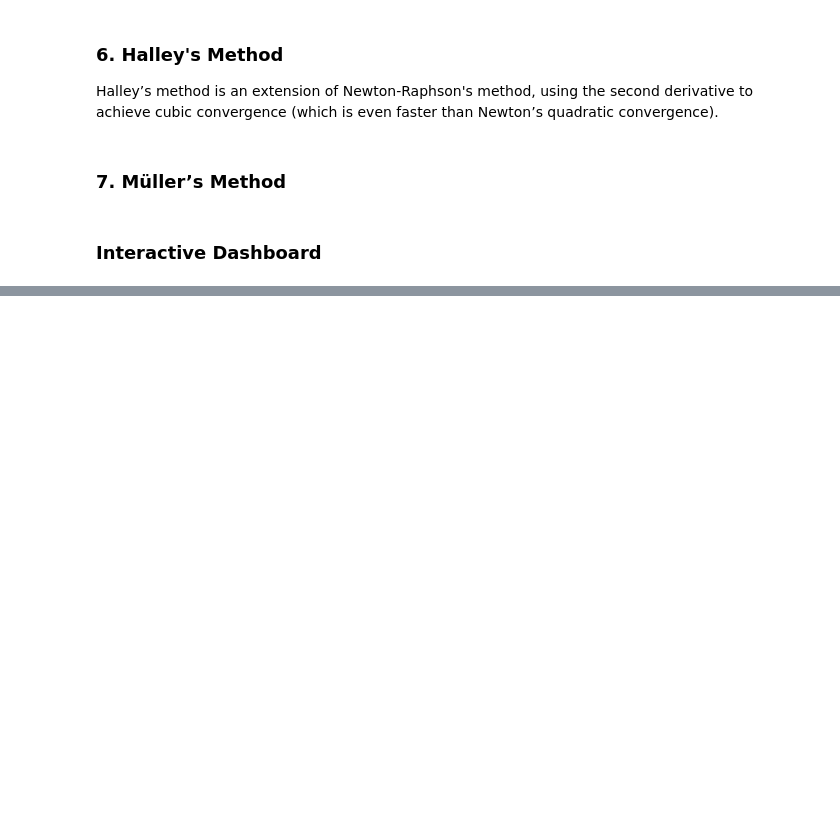
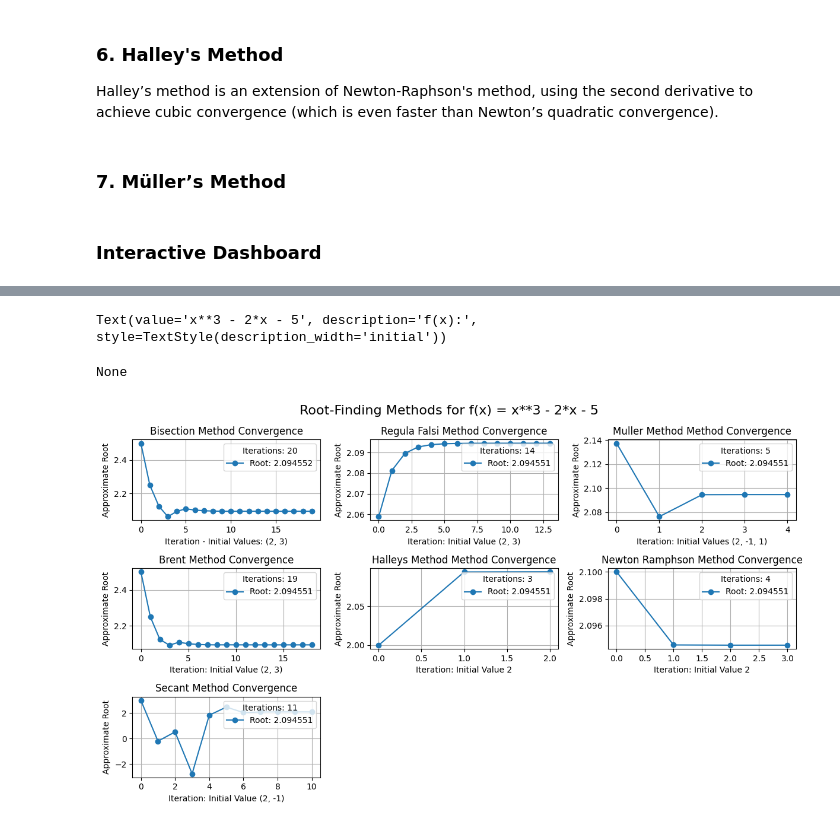
Before and after one commit to Jeetmu/Root-finding-Algorithm, a Jupyter notebook: code.ipynb, the cells around one changed output, grey strips where cells are left out. Cells and saved outputs as stored; diff of their text form; code cells hidden in the pictures; blank space fills up the shorter version.

Commit message:
Kaggle Notebook | Finding Root's - Numerical Methods | Version 3

```diff
--- a/code.ipynb
+++ b/code.ipynb
@@ -394,7 +396,6 @@ def halley_method(f, tol=1e-6, max_iter=100):
             best_x0 = i
 
     x_n = best_x0
-    print(f"Initial guess x0: {x_n}")
 
     iterations = []
     values = []
@@ -408,7 +409,7 @@ def halley_method(f, tol=1e-6, max_iter=100):
         values.append(x_n)
 
         if abs(fx_n) < tol:
-            return x_n, iterations, values
+            return x_n, iterations, values, best_x0
 
         denominator = 2 * fpx_n**2 - fx_n * fppx_n
         if abs(denominator) < 1e-12:
@@ -417,11 +418,11 @@ def halley_method(f, tol=1e-6, max_iter=100):
         x_next = x_n - (2 * fx_n * fpx_n) / denominator
 
         if abs(x_next - x_n) < tol:
-            return x_next, iterations, values
+            return x_next, iterations, values, best_x0
 
         x_n = x_next
 
-    return x_n, iterations, values
+    return x_n, iterations, values, best_x0
 # %%
 # x = symbols('x')
 # f = user_function
@@ -545,13 +531,11 @@ def process_function():
         function = sp.sympify(user_function)
         f_numeric = sp.lambdify(x, function, "numpy")
 
-        print("\nFunction successfully converted:")
         return function, user_function, f_numeric
 
     except Exception as e:
         print("\nInvalid function input. Please enter a valid mathematical expression.")
-        return None, None
 
 function_input.observe(process_function, names='value')
 
-display(function_input)
+# display(function_input)
@@ -611,0 +542,36 @@ Iterations taken: 4
+# %%
+def plot():
+    function, user_function, f_numeric = process_function()
+
+    fig, axes = plt.subplots(3, 3, figsize=(12, 7))
+    fig.suptitle(f"Root-Finding Methods for f(x) = {user_function}", fontsize=16)
+
+    methods = {
+        "Bisection": (bisection_plot, f_numeric, axes[0, 0]),
+        "Regula Falsi": (regula_falsi_plot, f_numeric, axes[0, 1]),
+        "Müller's": (mullers_plot, f_numeric, axes[0, 2]),
+        "Brent's": (brents_plot, f_numeric, axes[1, 0]),
+        "Halley's": (halleys_plot, user_function, axes[1, 1]),
+        "Newton-Raphson": (newton_raphson_plot, user_function, axes[1, 2]),
+        "Secant": (sceant_plot, f_numeric, axes[2, 0])
+    }
+
+    for method, (plot_func, func, ax) in methods.items():
+        try:
+            plot_func(func, ax)
+            ax.grid(True)
+        except Exception as e:
+            print(f"❌ Error in {method}: {e}")
+
+    for i in range(len(methods), 9):
+        fig.delaxes(axes.flat[i])
+
+    plt.tight_layout()
+    plt.show()
+# %%
+print(display(function_input))
+plot()
+# %% [output]
+Text(value='x**3 - 2*x - 5', description='f(x):', style=TextStyle(description_width='initial'))
+None
+[figure, added]
```
Also changed, not shown: parts of 18 cells of this notebook.
